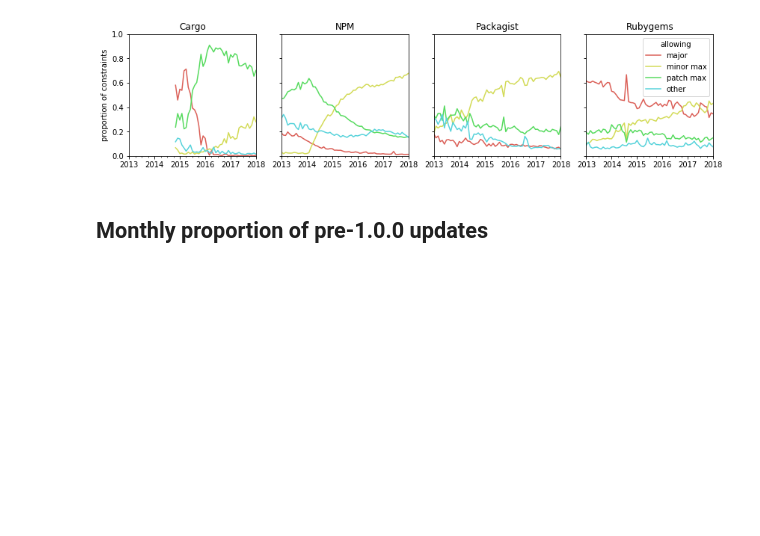
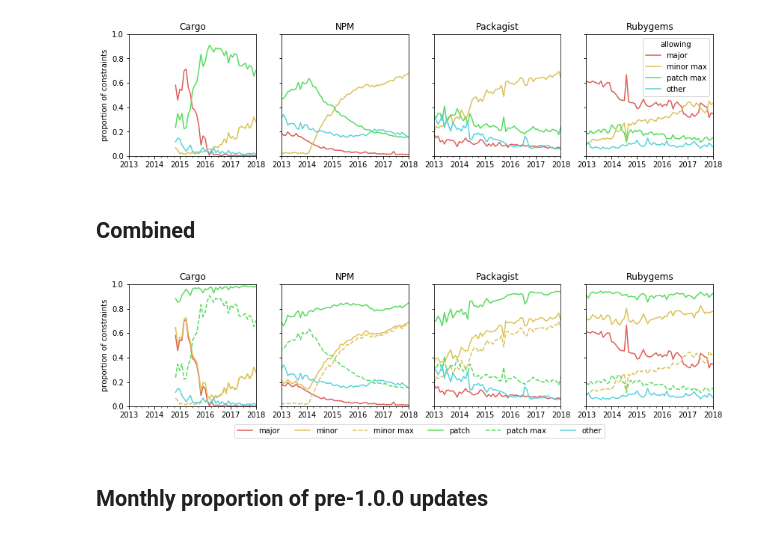
Before and after one commit to AlexandreDecan/secos-constraints, a Jupyter notebook: notebooks/Constraint analysis.ipynb, the cells around one changed output. Saved outputs shown, nothing was run; the diff lists cells and outputs as text; code cells hidden in the pictures; blank space fills up the shorter version.

```diff
--- a/notebooks/Constraint analysis.ipynb
+++ b/notebooks/Constraint analysis.ipynb
@@ -354,6 +356,45 @@ axes[3].legend(title='allowing', ncol=1)
 savefig(fig, 'usage_major_minor_patch_only')
 # %% [output]
 [figure]
+# %% [markdown]
+## Combined
+# %%
+fig, axes = matplotlib.pyplot.subplots(nrows=1, ncols=4, sharex=True, sharey=True)
+fig.set_size_inches(FIG_SIZE_WIDE)
+
+columns = ['major', 'minor', 'minor max', 'patch', 'patch max', 'other']
+
+_PALETTE = SEC_PALETTE[0], SEC_PALETTE[1], SEC_PALETTE[1], SEC_PALETTE[2], SEC_PALETTE[2], SEC_PALETTE[3]
+_STYLE = ['-', '-', '--', '-', '--', '-']
+
+data = dict()
+for i, ecosystem in enumerate(ECOSYSTEMS):
+    ax = axes[i]
+
+    data[ecosystem] = (
+        df_dependencies[ecosystem]
+        .assign(n=1)
+        .groupby(pandas.Grouper(key='date', freq='M'))
+        [columns + ['n']]
+        .sum()
+        [lambda d: d['n'] > 0]
+        .apply(lambda d: d / d['n'], axis=1)
+        [columns]
+    )
+
+    data[ecosystem].plot(ax=ax, legend=False, color=_PALETTE, style=_STYLE)
+    ax.set(
+        title=ecosystem,
+        xlabel='',
+        xlim=DATE_RANGE,
+        ylabel='proportion of constraints',
+        ylim=(0, 1),
+    )
+
+axes[0].legend(title=None, loc='center left', ncol=6, bbox_to_anchor=(0.8, -0.2))
+savefig(fig, 'usage_major_minor_patch_combined')
+# %% [output]
+[figure, added]
 # %% [markdown]
 ## Monthly proportion of pre-1.0.0 updates
 # %%
```
Also changed, not shown: parts of 15 cells of this notebook, 19 other files.
